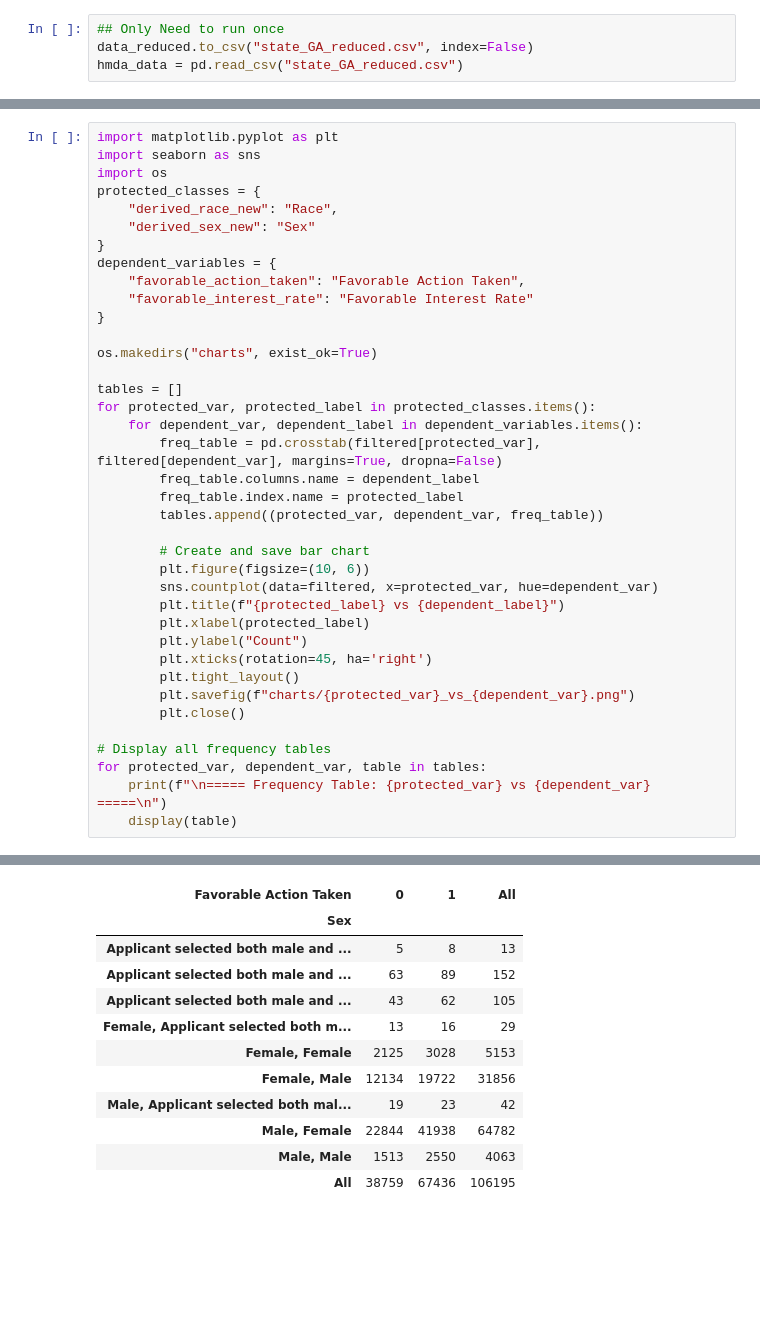
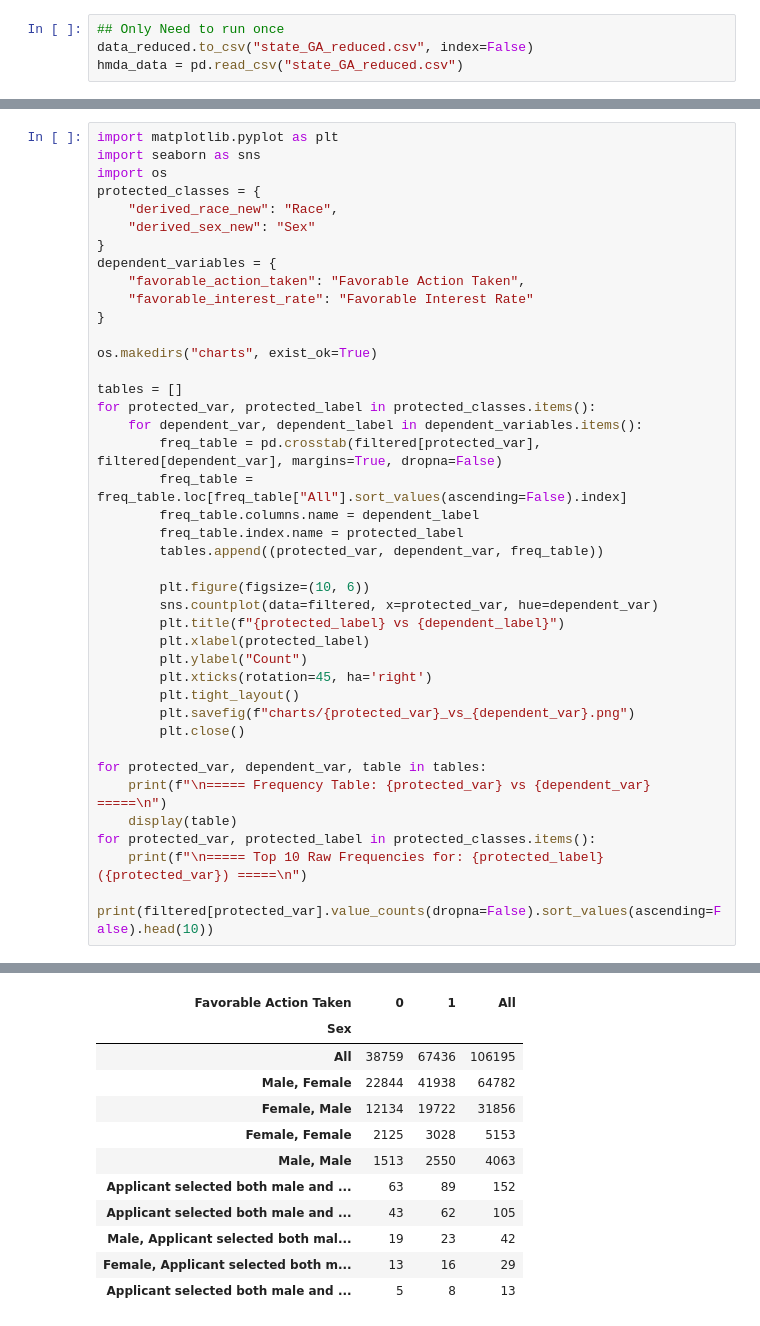
Before and after one commit to olawson6/cs6603_final_project, a Jupyter notebook: notebook.ipynb, the cells around one changed output, grey strips where cells are left out. Cells and saved outputs as stored; diff of their text form; blank space fills up the shorter version.

```diff
--- a/notebook.ipynb
+++ b/notebook.ipynb
@@ -125,11 +121,11 @@ tables = []
 for protected_var, protected_label in protected_classes.items():
     for dependent_var, dependent_label in dependent_variables.items():
         freq_table = pd.crosstab(filtered[protected_var], filtered[dependent_var], margins=True, dropna=False)
+        freq_table = freq_table.loc[freq_table["All"].sort_values(ascending=False).index]
         freq_table.columns.name = dependent_label
         freq_table.index.name = protected_label
         tables.append((protected_var, dependent_var, freq_table))
 
-        # Create and save bar chart
         plt.figure(figsize=(10, 6))
         sns.countplot(data=filtered, x=protected_var, hue=dependent_var)
         plt.title(f"{protected_label} vs {dependent_label}")
@@ -140,10 +136,12 @@ for protected_var, protected_label in protected_classes.items():
         plt.savefig(f"charts/{protected_var}_vs_{dependent_var}.png")
         plt.close()
 
-# Display all frequency tables
 for protected_var, dependent_var, table in tables:
     print(f"\n===== Frequency Table: {protected_var} vs {dependent_var} =====\n")
     display(table)
+for protected_var, protected_label in protected_classes.items():
+    print(f"\n===== Top 10 Raw Frequencies for: {protected_label} ({protected_var}) =====\n")
+    print(filtered[protected_var].value_counts(dropna=False).sort_values(ascending=False).head(10))
 # %% [output]
 ===== Frequency Table: derived_race_new vs favorable_action_taken =====
 | Favorable Action Taken | 0 | 1 | All |
@@ -177,17 +175,17 @@ for protected_var, dependent_var, table in tables:
 89 rows × 3 columns
 ===== Frequency Table: derived_sex_new vs favorable_action_taken =====
 | Favorable Action Taken | 0 | 1 | All |
 | Sex |  |  |  |
-| Applicant selected both male and ... | 5 | 8 | 13 |
+| All | 38759 | 67436 | 106195 |
+| Male, Female | 22844 | 41938 | 64782 |
+| Female, Male | 12134 | 19722 | 31856 |
+| Female, Female | 2125 | 3028 | 5153 |
+| Male, Male | 1513 | 2550 | 4063 |
 | Applicant selected both male and ... | 63 | 89 | 152 |
 | Applicant selected both male and ... | 43 | 62 | 105 |
+| Male, Applicant selected both mal... | 19 | 23 | 42 |
 | Female, Applicant selected both m... | 13 | 16 | 29 |
-| Female, Female | 2125 | 3028 | 5153 |
-| Female, Male | 12134 | 19722 | 31856 |
-| Male, Applicant selected both mal... | 19 | 23 | 42 |
-| Male, Female | 22844 | 41938 | 64782 |
-| Male, Male | 1513 | 2550 | 4063 |
-| All | 38759 | 67436 | 106195 |
+| Applicant selected both male and ... | 5 | 8 | 13 |
 ===== Frequency Table: derived_sex_new vs favorable_interest_rate =====
 | Favorable Interest Rate | 0 | 1 | All |
 | Sex |  |  |  |
```
Also changed, not shown: parts of 6 cells of this notebook.
